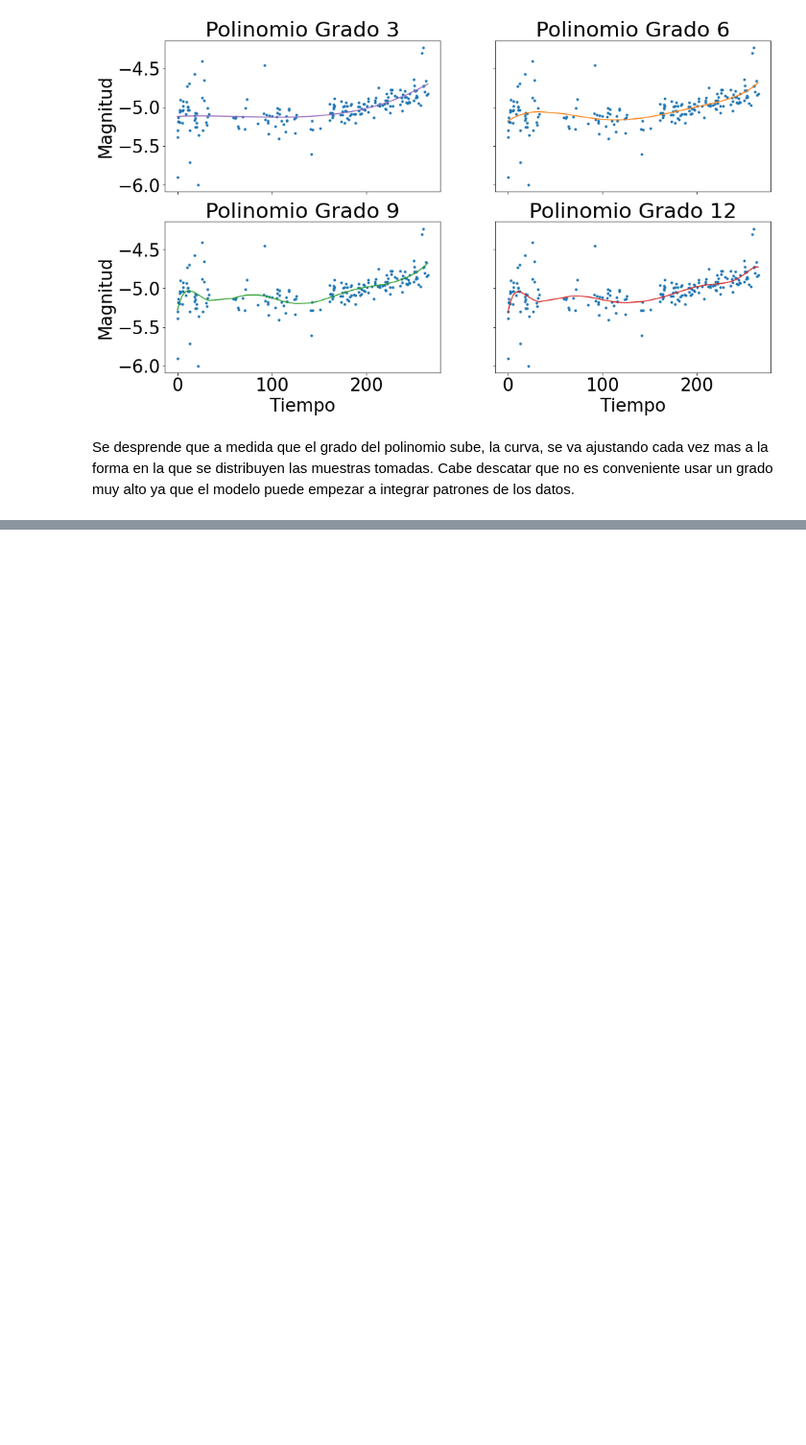
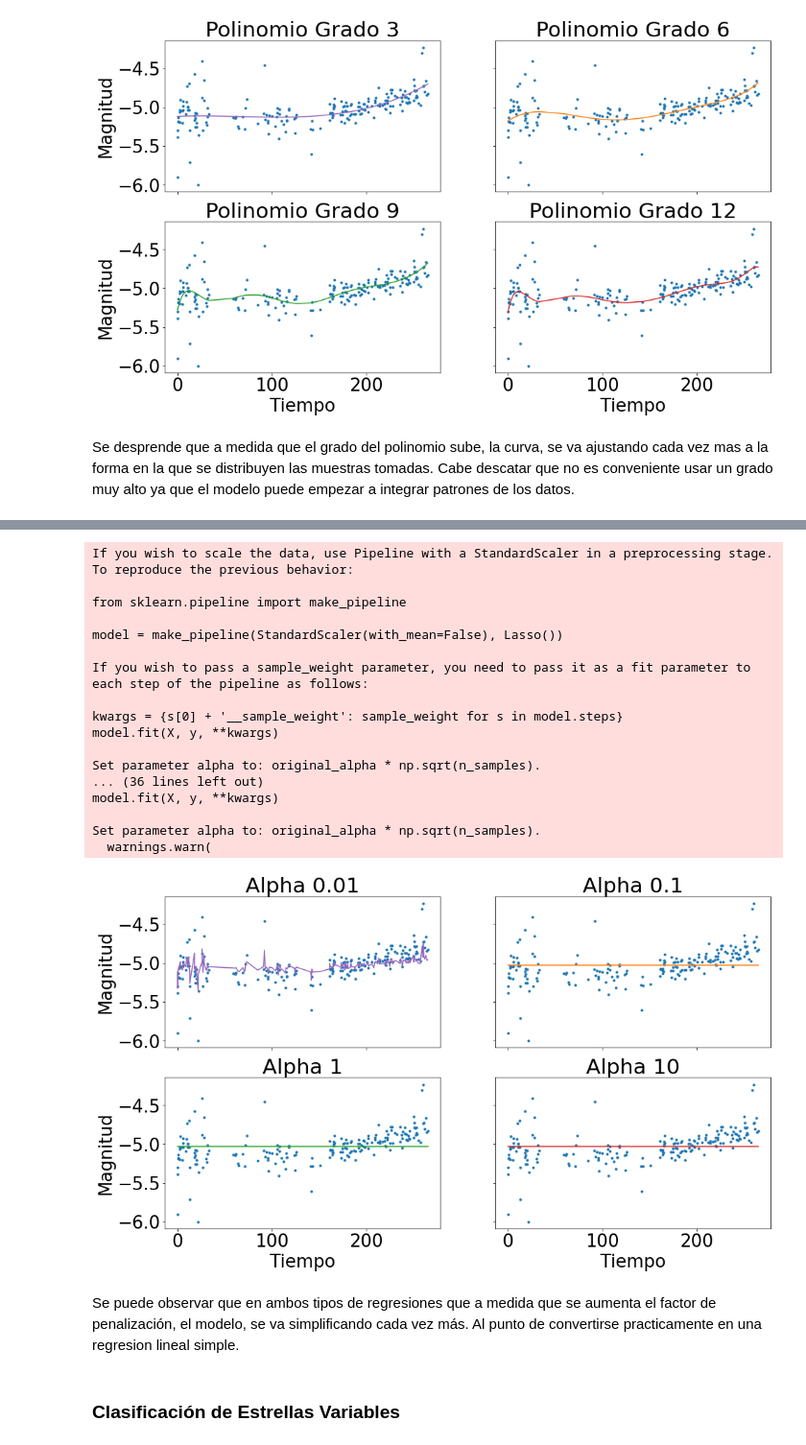
Before and after one commit to NicoRepo/Diplomado-UC, a Jupyter notebook: Modulo 3 - Machine Learning/MP2/MP2.ipynb, the cells around one changed output, grey strips where cells are left out. Shown at 96% size. Saved outputs shown, nothing was run; the diff lists cells and outputs as text; code cells hidden in the pictures; blank space fills up the shorter version.

```diff
--- a/Modulo 3 - Machine Learning/MP2/MP2.ipynb
+++ b/Modulo 3 - Machine Learning/MP2/MP2.ipynb
@@ -142,0 +187,46 @@ Se desprende que a medida que el grado del polinomio sube, la curva, se va ajust
+# %%
+def lasso(data, alpha):
+    ridgereg = Lasso(alpha=alpha, normalize=True)
+    ridgereg.fit(data, data['magnitud'])
+    return ridgereg.predict(data)
+
+fig, axs = plt.subplots(2, 2)
+axs[0, 0].plot(data['tiempo'], data['magnitud'], '.')
+axs[0, 0].plot(data['tiempo'], lasso(data, 0.01), 'tab:purple')
+axs[0, 0].set_title('Alpha 0.01')
+axs[0, 1].plot(data['tiempo'], data['magnitud'], '.')
+axs[0, 1].plot(data['tiempo'], lasso(data, 0.1), 'tab:orange')
+axs[0, 1].set_title('Alpha 0.1')
+axs[1, 0].plot(data['tiempo'], data['magnitud'], '.')
+axs[1, 0].plot(data['tiempo'], lasso(data, 1), 'tab:green')
+axs[1, 0].set_title('Alpha 1')
+axs[1, 1].plot(data['tiempo'], data['magnitud'], '.')
+axs[1, 1].plot(data['tiempo'], lasso(data, 10), 'tab:red')
+axs[1, 1].set_title('Alpha 10')
+for ax in axs.flat:
+    ax.set(xlabel='Tiempo', ylabel='Magnitud')
+for ax in axs.flat:
+    ax.label_outer()
+# %% [output]
+If you wish to scale the data, use Pipeline with a StandardScaler in a preprocessing stage. To reproduce the previous behavior:
+
+from sklearn.pipeline import make_pipeline
+
+model = make_pipeline(StandardScaler(with_mean=False), Lasso())
+
+If you wish to pass a sample_weight parameter, you need to pass it as a fit parameter to each step of the pipeline as follows:
+
+kwargs = {s[0] + '__sample_weight': sample_weight for s in model.steps}
+model.fit(X, y, **kwargs)
+
+Set parameter alpha to: original_alpha * np.sqrt(n_samples).
+... (36 lines left out)
+model.fit(X, y, **kwargs)
+
+Set parameter alpha to: original_alpha * np.sqrt(n_samples).
+  warnings.warn(
+[figure, added]
+# %% [markdown]
+Se puede observar que en ambos tipos de regresiones que a medida que se aumenta el factor de penalización, el modelo, se va simplificando cada vez más. Al punto de convertirse practicamente en una regresion lineal simple.
+# %% [markdown]
+### Clasificación de Estrellas Variables
```
Also changed, not shown: parts of 7 cells of this notebook.
